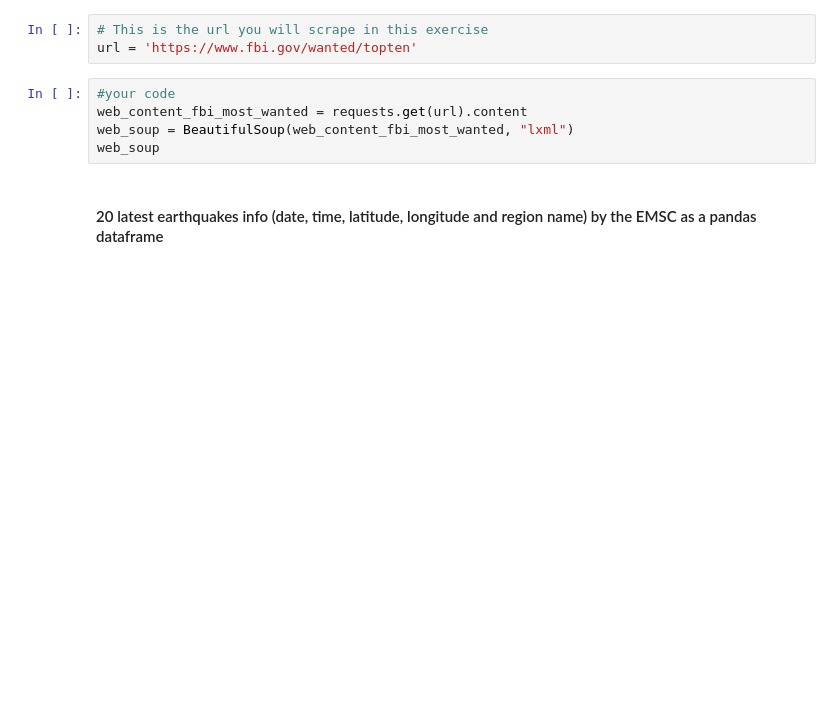
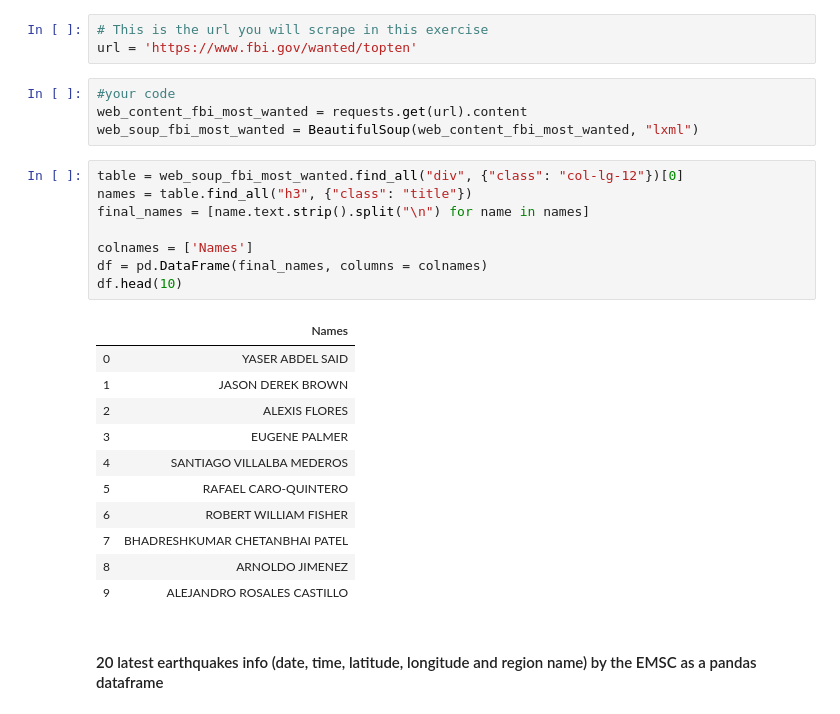
Before and after one commit to ta-datapt-bcn/lab-web-scraping, a Jupyter notebook: your-code/main.ipynb, the cells around one changed output. Cells and saved outputs as stored; diff of their text form; blank space fills up the shorter version.

```diff
--- a/your-code/main.ipynb
+++ b/your-code/main.ipynb
@@ -194,8 +220,27 @@ url = 'https://www.fbi.gov/wanted/topten'
 # %%
 #your code
 web_content_fbi_most_wanted = requests.get(url).content
-web_soup = BeautifulSoup(web_content_fbi_most_wanted, "lxml")
-web_soup
+web_soup_fbi_most_wanted = BeautifulSoup(web_content_fbi_most_wanted, "lxml")
+# %%
+table = web_soup_fbi_most_wanted.find_all("div", {"class": "col-lg-12"})[0]
+names = table.find_all("h3", {"class": "title"})
+final_names = [name.text.strip().split("\n") for name in names]
+
+colnames = ['Names']
+df = pd.DataFrame(final_names, columns = colnames)
+df.head(10)
+# %% [output]
+|  | Names |
+| 0 | YASER ABDEL SAID |
+| 1 | JASON DEREK BROWN |
+| 2 | ALEXIS FLORES |
+| 3 | EUGENE PALMER |
+| 4 | SANTIAGO VILLALBA MEDEROS |
+| 5 | RAFAEL CARO-QUINTERO |
+| 6 | ROBERT WILLIAM FISHER |
+| 7 | BHADRESHKUMAR CHETANBHAI PATEL |
+| 8 | ARNOLDO JIMENEZ |
+| 9 | ALEJANDRO ROSALES CASTILLO |
 # %% [markdown]
 ####  20 latest earthquakes info (date, time, latitude, longitude and region name) by the EMSC as a pandas dataframe
 # %%
```
Also changed, not shown: parts of 8 cells of this notebook.
